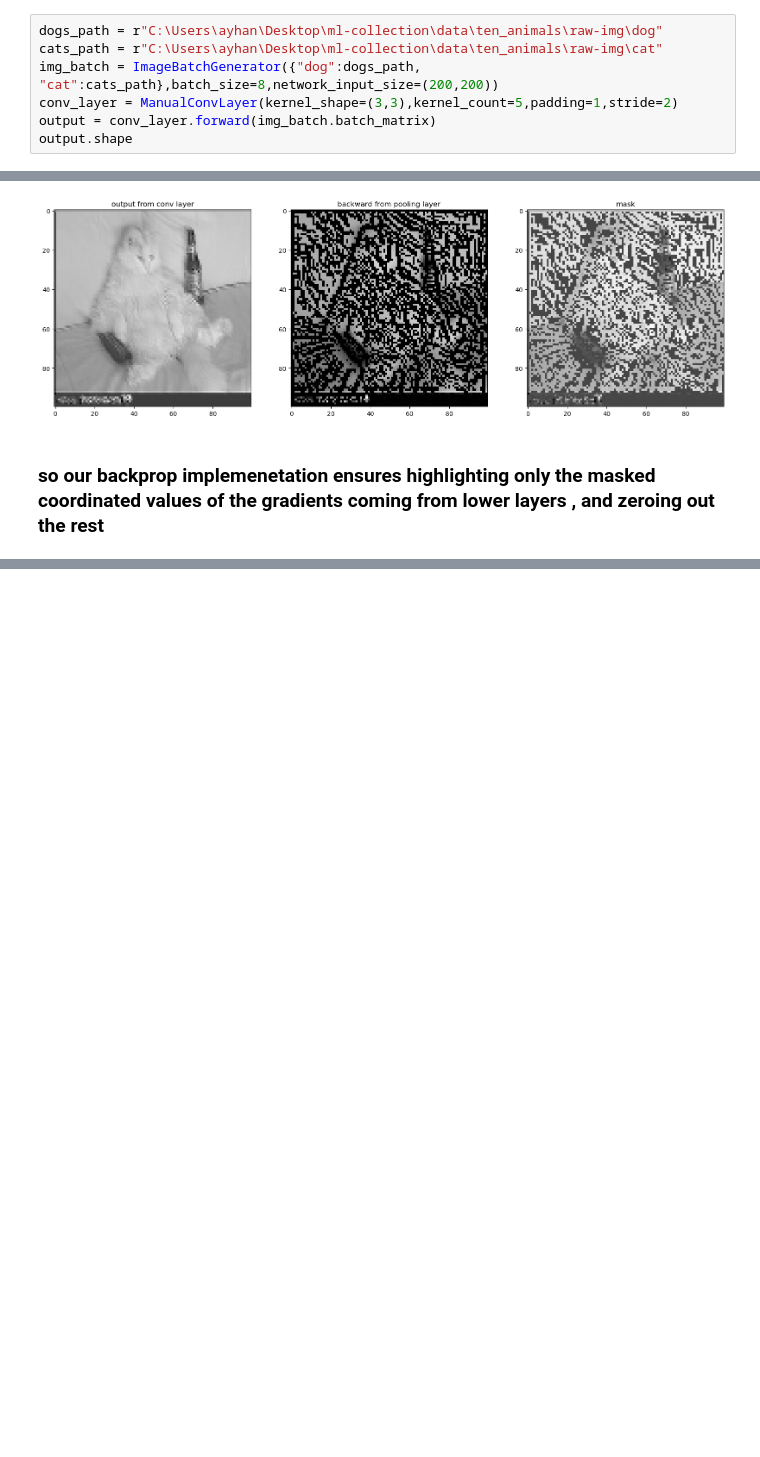
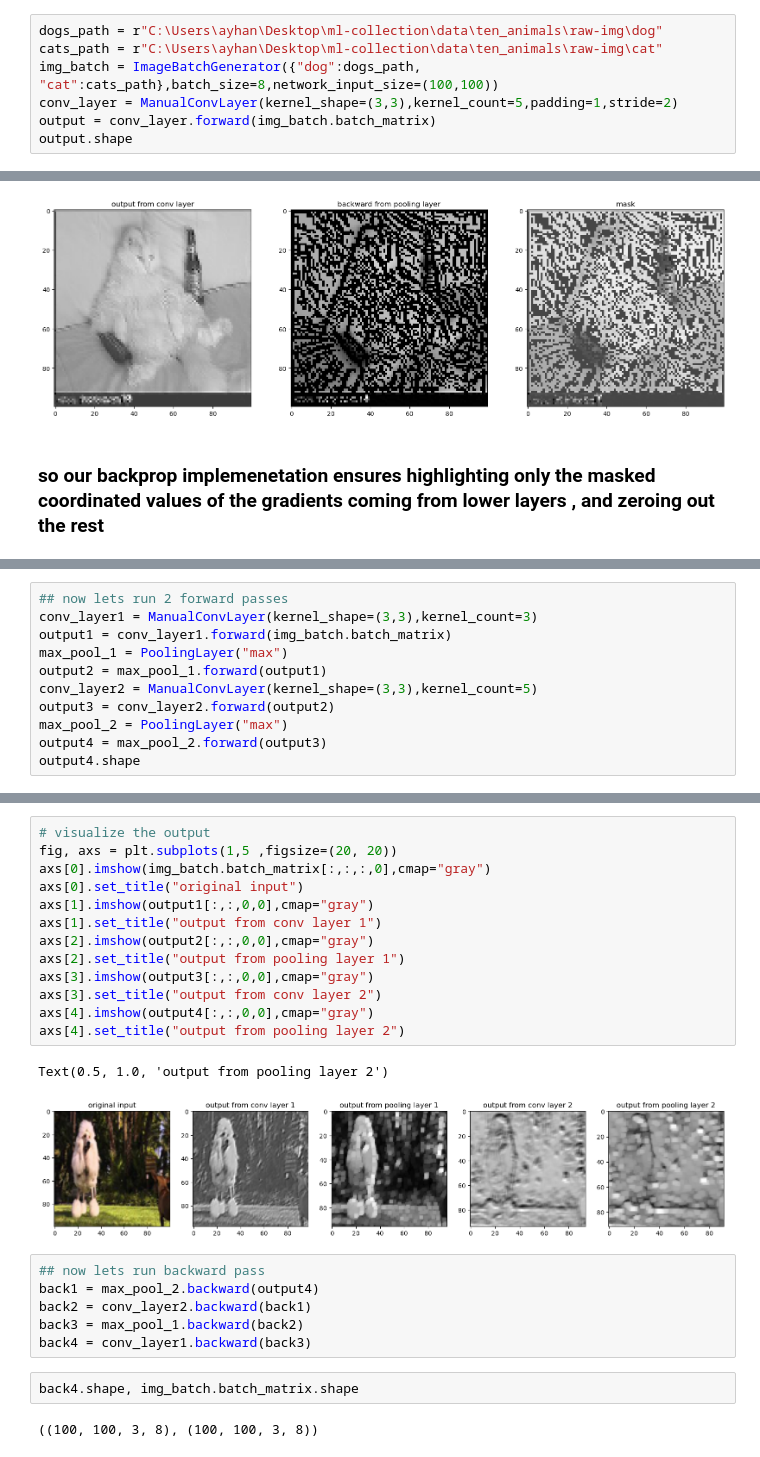
Before and after one commit to ayhanoruc/ml-collection, a Jupyter notebook: dl-from-scratch/cnn/backprop.ipynb, the cells around one changed output, grey strips where cells are left out. Cells and saved outputs as stored; diff of their text form; blank space fills up the shorter version.

```diff
--- a/dl-from-scratch/cnn/backprop.ipynb
+++ b/dl-from-scratch/cnn/backprop.ipynb
@@ -7,7 +7,7 @@ from PIL import Image
 # %%
 dogs_path = r"C:\Users\ayhan\Desktop\ml-collection\data\ten_animals\raw-img\dog"
 cats_path = r"C:\Users\ayhan\Desktop\ml-collection\data\ten_animals\raw-img\cat"
-img_batch = ImageBatchGenerator({"dog":dogs_path, "cat":cats_path},batch_size=8,network_input_size=(200,200))
+img_batch = ImageBatchGenerator({"dog":dogs_path, "cat":cats_path},batch_size=8,network_input_size=(100,100))
 conv_layer = ManualConvLayer(kernel_shape=(3,3),kernel_count=5,padding=1,stride=2)
 output = conv_layer.forward(img_batch.batch_matrix)
 output.shape
@@ -203,0 +293,11 @@ Text(0.5, 1.0, 'mask')
+# %%
+## now lets run 2 forward passes
+conv_layer1 = ManualConvLayer(kernel_shape=(3,3),kernel_count=3)
+output1 = conv_layer1.forward(img_batch.batch_matrix)
+max_pool_1 = PoolingLayer("max")
+output2 = max_pool_1.forward(output1)
+conv_layer2 = ManualConvLayer(kernel_shape=(3,3),kernel_count=5)
+output3 = conv_layer2.forward(output2)
+max_pool_2 = PoolingLayer("max")
+output4 = max_pool_2.forward(output3)
+output4.shape
@@ -203,0 +323,26 @@ Text(0.5, 1.0, 'mask')
+# %%
+# visualize the output
+fig, axs = plt.subplots(1,5 ,figsize=(20, 20))
+axs[0].imshow(img_batch.batch_matrix[:,:,:,0],cmap="gray")
+axs[0].set_title("original input")
+axs[1].imshow(output1[:,:,0,0],cmap="gray")
+axs[1].set_title("output from conv layer 1")
+axs[2].imshow(output2[:,:,0,0],cmap="gray")
+axs[2].set_title("output from pooling layer 1")
+axs[3].imshow(output3[:,:,0,0],cmap="gray")
+axs[3].set_title("output from conv layer 2")
+axs[4].imshow(output4[:,:,0,0],cmap="gray")
+axs[4].set_title("output from pooling layer 2")
+# %% [output]
+Text(0.5, 1.0, 'output from pooling layer 2')
+[figure, added]
+# %%
+## now lets run backward pass
+back1 = max_pool_2.backward(output4)
+back2 = conv_layer2.backward(back1)
+back3 = max_pool_1.backward(back2)
+back4 = conv_layer1.backward(back3)
+# %%
+back4.shape, img_batch.batch_matrix.shape
+# %% [output]
+((100, 100, 3, 8), (100, 100, 3, 8))
```
Also changed, not shown: parts of 7 cells of this notebook, 1 other file.
